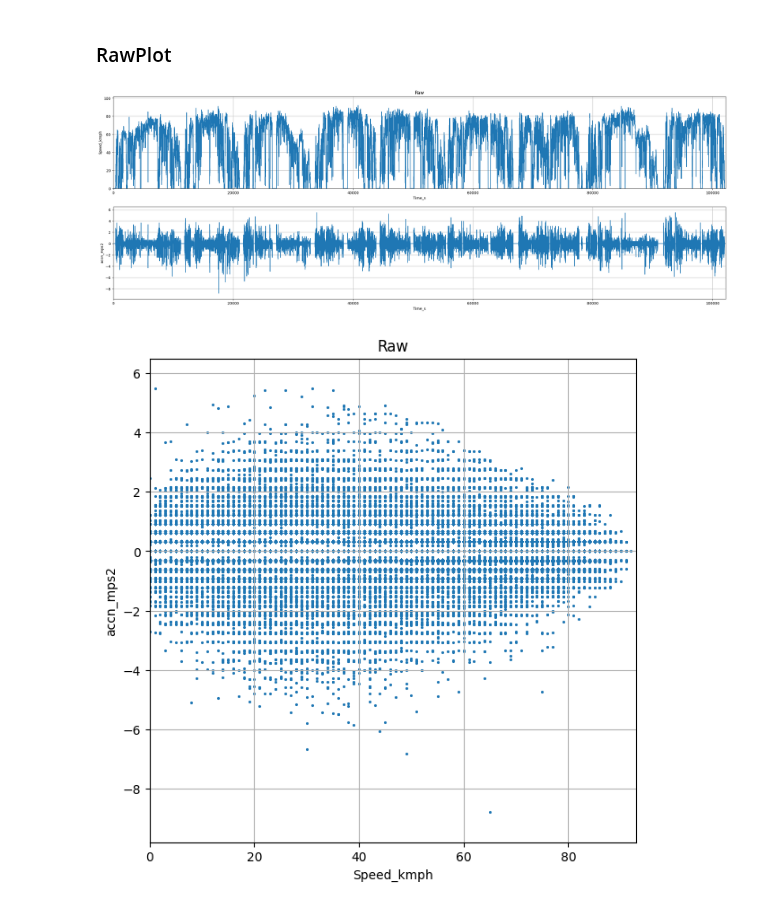
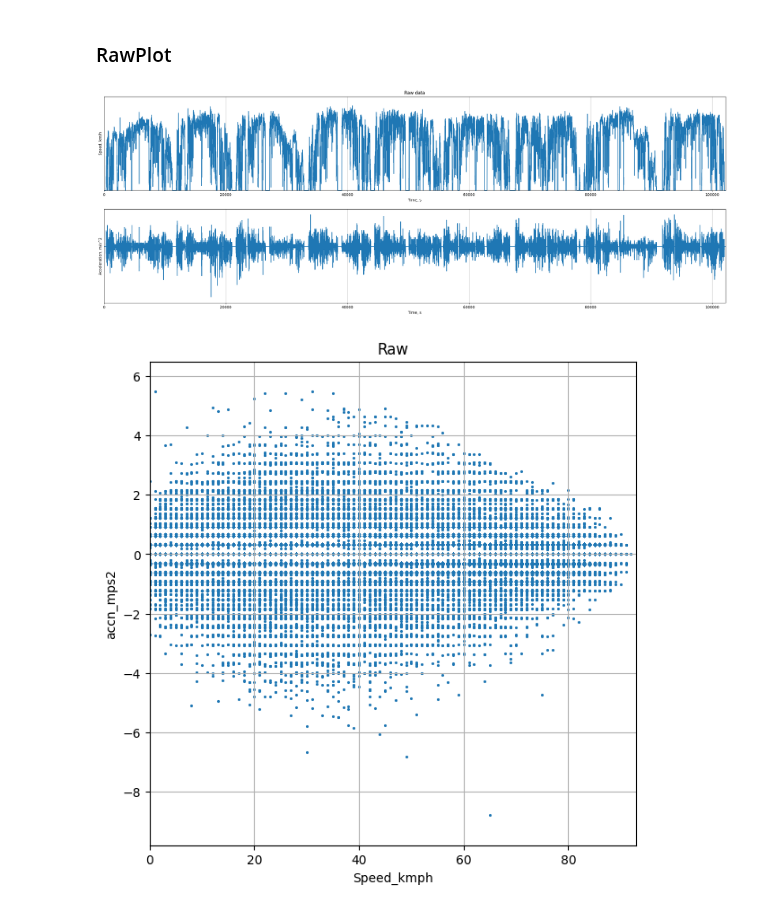
Before and after one commit to surya-uv/drive_cycle_gen, a Jupyter notebook: Drive_cycle_generation.ipynb, the cells around one changed output. Cells and saved outputs as stored; diff of their text form; code cells hidden in the pictures.

```diff
--- a/Drive_cycle_generation.ipynb
+++ b/Drive_cycle_generation.ipynb
@@ -21,24 +21,26 @@ df_calc = pd.DataFrame({'time_s':time,'speed_kmph':speed,'accn_mps2':accn})
 # %%
 fig,ax = plt.subplots(2,1,figsize=[30,10])
 
 #Speed plot
 ax[0].plot(df_calc['time_s'],df_calc['speed_kmph'])
 ax[0].set_xlim([0, df_calc['time_s'].max()])
 ax[0].set_ylim([0, df_calc['speed_kmph'].max()+10])
-ax[0].set_title('Raw')
-ax[0].set_xlabel('Time_s')
-ax[0].set_ylabel('Speed_kmph')
+ax[0].set_title('Raw data')
+ax[0].set_xlabel('Time, s')
+ax[0].set_yticks([])
+ax[0].set_ylabel('Speed, km/h')
 ax[0].grid()
 
 #Accn plot
 ax[1].plot(df_calc['time_s'],df_calc['accn_mps2'])
 ax[1].set_xlim([0, df_calc['time_s'].max()])
 ax[1].set_ylim([df_calc['accn_mps2'].min()-1, df_calc['accn_mps2'].max()+1])
-ax[1].set_xlabel('Time_s')
-ax[1].set_ylabel('accn_mps2')
+ax[1].set_xlabel('Time, s')
+ax[1].set_ylabel('Acceleration, m/s^2')
+ax[1].set_yticks([])
 ax[1].grid()
 # %% [output]
-[figure, old version]
+[figure, new version]
 # %%
 fig,ax = plt.subplots(1,1,figsize=[7,7])
 ax.scatter(df_calc['speed_kmph'],df_calc['accn_mps2'],s=1.5)
```
Also changed, not shown: parts of 1 cell of this notebook, 1 other file.
